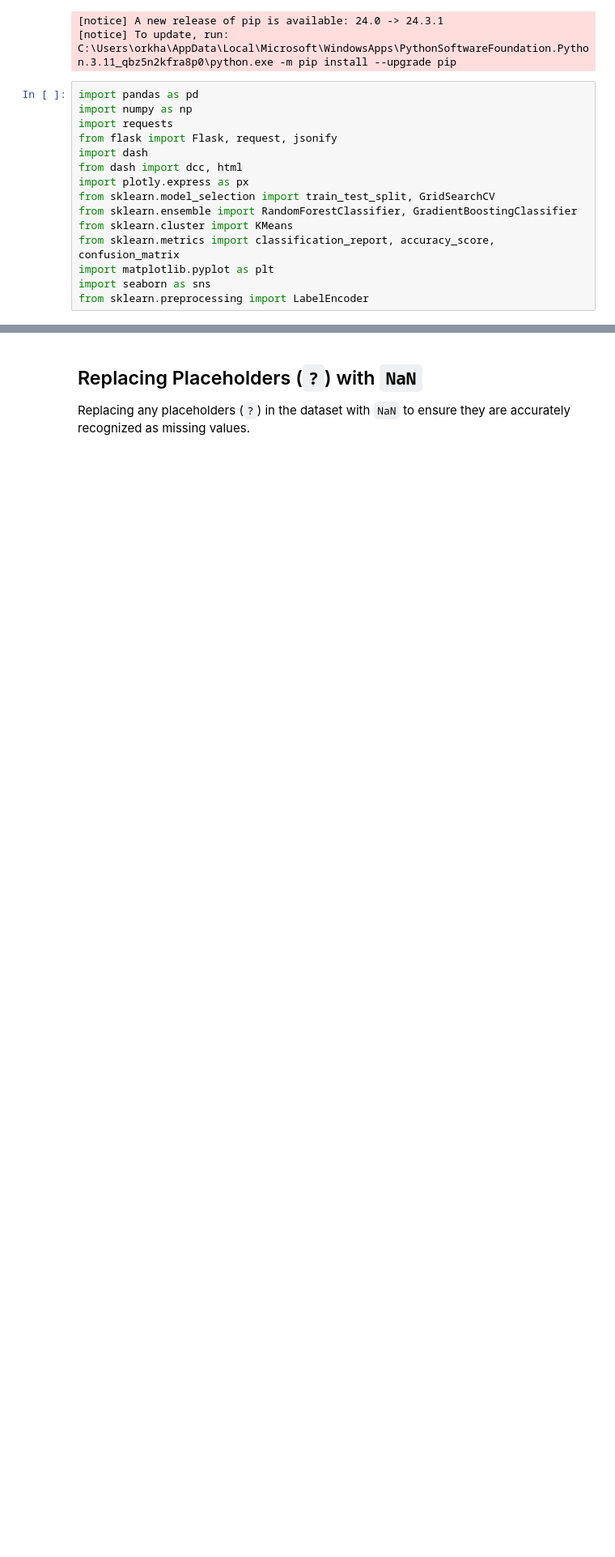
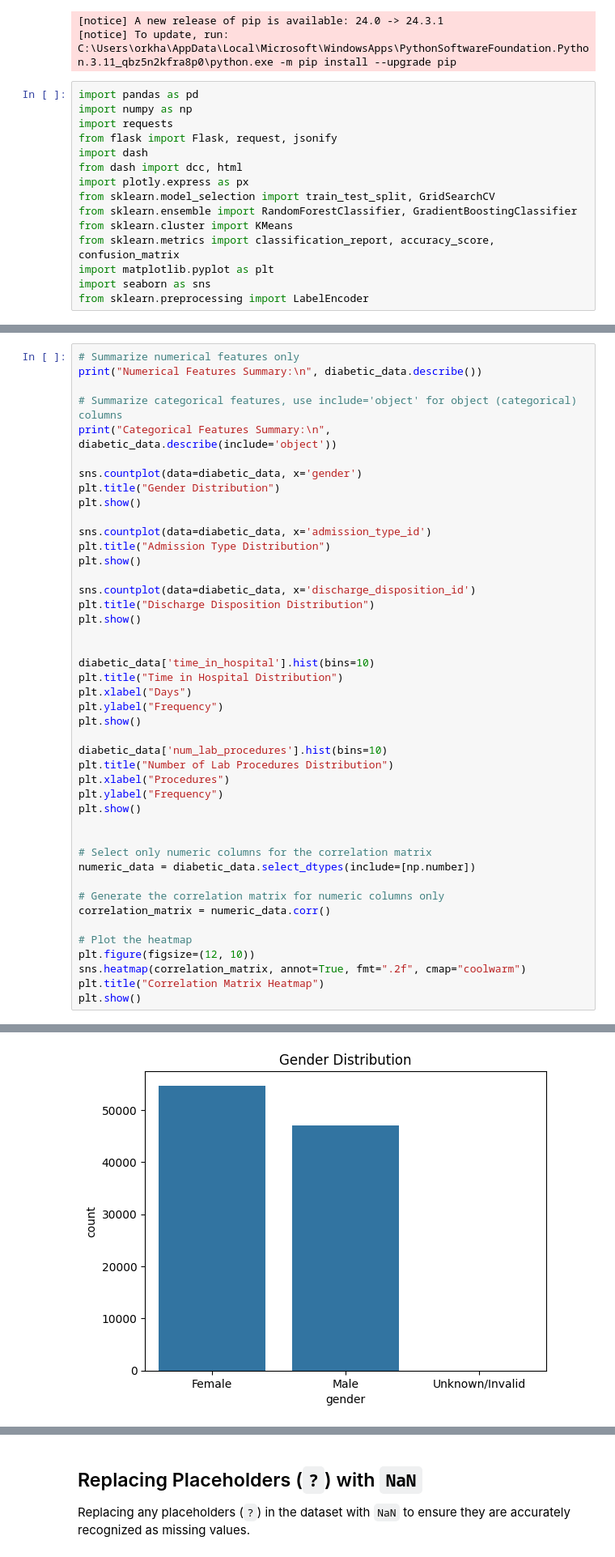
Before and after one commit to Securella/ml-project, a Jupyter notebook: project-diabetes-notebook.ipynb, the cells around one changed output, grey strips where cells are left out. Shown at 81% size. Drawn from its saved outputs; the diff is of its cells as text; blank space fills up the shorter version.

Commit message:
Data Preparation and Exploration2.0

```diff
--- a/project-diabetes-notebook.ipynb
+++ b/project-diabetes-notebook.ipynb
@@ -117,0 +106,45 @@ max           NaN
+# %%
+# Summarize numerical features only
+print("Numerical Features Summary:\n", diabetic_data.describe())
+
+# Summarize categorical features, use include='object' for object (categorical) columns
+print("Categorical Features Summary:\n", diabetic_data.describe(include='object'))
+
+sns.countplot(data=diabetic_data, x='gender')
+plt.title("Gender Distribution")
+plt.show()
+
+sns.countplot(data=diabetic_data, x='admission_type_id')
+plt.title("Admission Type Distribution")
+plt.show()
+
+sns.countplot(data=diabetic_data, x='discharge_disposition_id')
+plt.title("Discharge Disposition Distribution")
+plt.show()
+
+
+diabetic_data['time_in_hospital'].hist(bins=10)
+plt.title("Time in Hospital Distribution")
+plt.xlabel("Days")
+plt.ylabel("Frequency")
+plt.show()
+
+diabetic_data['num_lab_procedures'].hist(bins=10)
+plt.title("Number of Lab Procedures Distribution")
+plt.xlabel("Procedures")
+plt.ylabel("Frequency")
+plt.show()
+
+
+# Select only numeric columns for the correlation matrix
+numeric_data = diabetic_data.select_dtypes(include=[np.number])
+
+# Generate the correlation matrix for numeric columns only
+correlation_matrix = numeric_data.corr()
+
+# Plot the heatmap
+plt.figure(figsize=(12, 10))
+sns.heatmap(correlation_matrix, annot=True, fmt=".2f", cmap="coolwarm")
+plt.title("Correlation Matrix Heatmap")
+plt.show()
+# %% [output]
@@ -117,0 +168 @@ max           NaN
+[figure, added]
```
Also changed, not shown: parts of 33 cells of this notebook.
